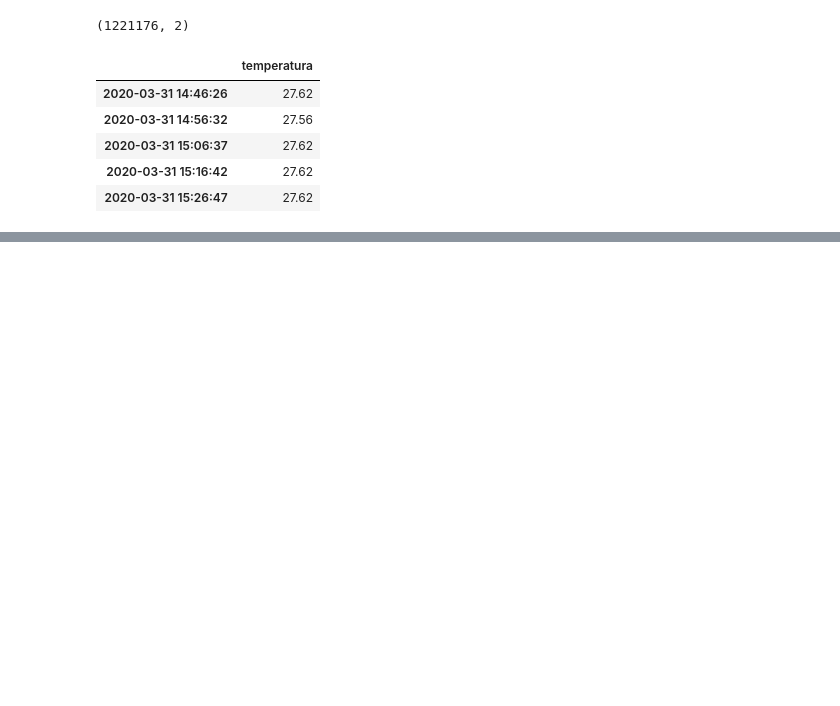
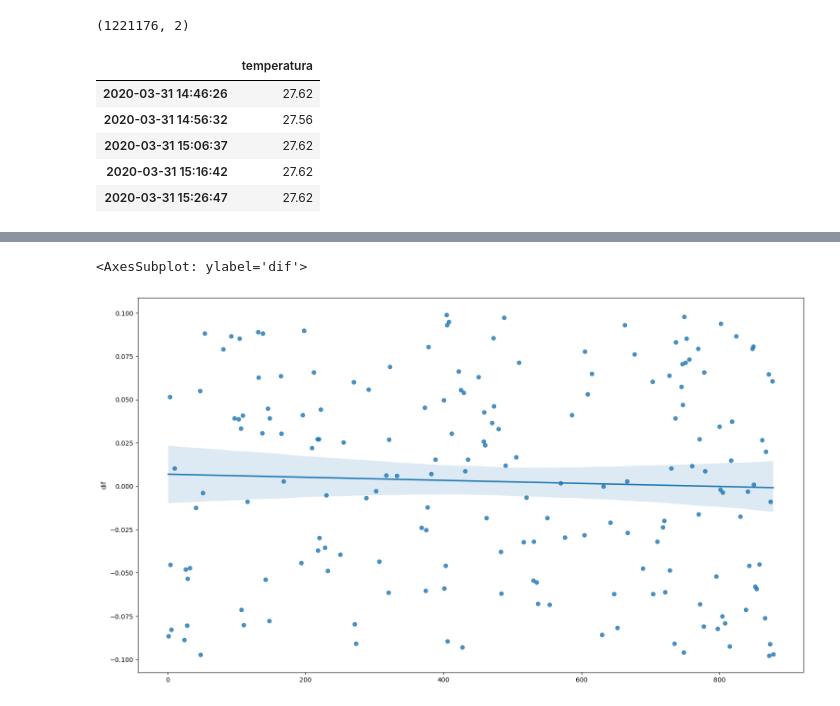
Before and after one commit to SebastianOrtega/tempAnalisis, a Jupyter notebook: temperaturas.ipynb, the cells around one changed output, grey strips where cells are left out. Saved outputs shown, nothing was run; the diff lists cells and outputs as text; code cells hidden in the pictures; blank space fills up the shorter version.

```diff
--- a/temperaturas.ipynb
+++ b/temperaturas.ipynb
@@ -132,0 +194,3 @@ p
+# %%
+df_group=df_group[df_group.dif<.1]
+df_group=df_group[df_group.dif>-.1]
@@ -132,0 +201,10 @@ p
+# %%
+p = sns.regplot(data = df_group,
+                x = df_group.index,
+                y = df_group.dif
+               )
+p.figure.set_size_inches(18.5, 10.5)
+p
+# %% [output]
+<AxesSubplot: ylabel='dif'>
+[figure, added]
```
Also changed, not shown: parts of 18 cells of this notebook.
